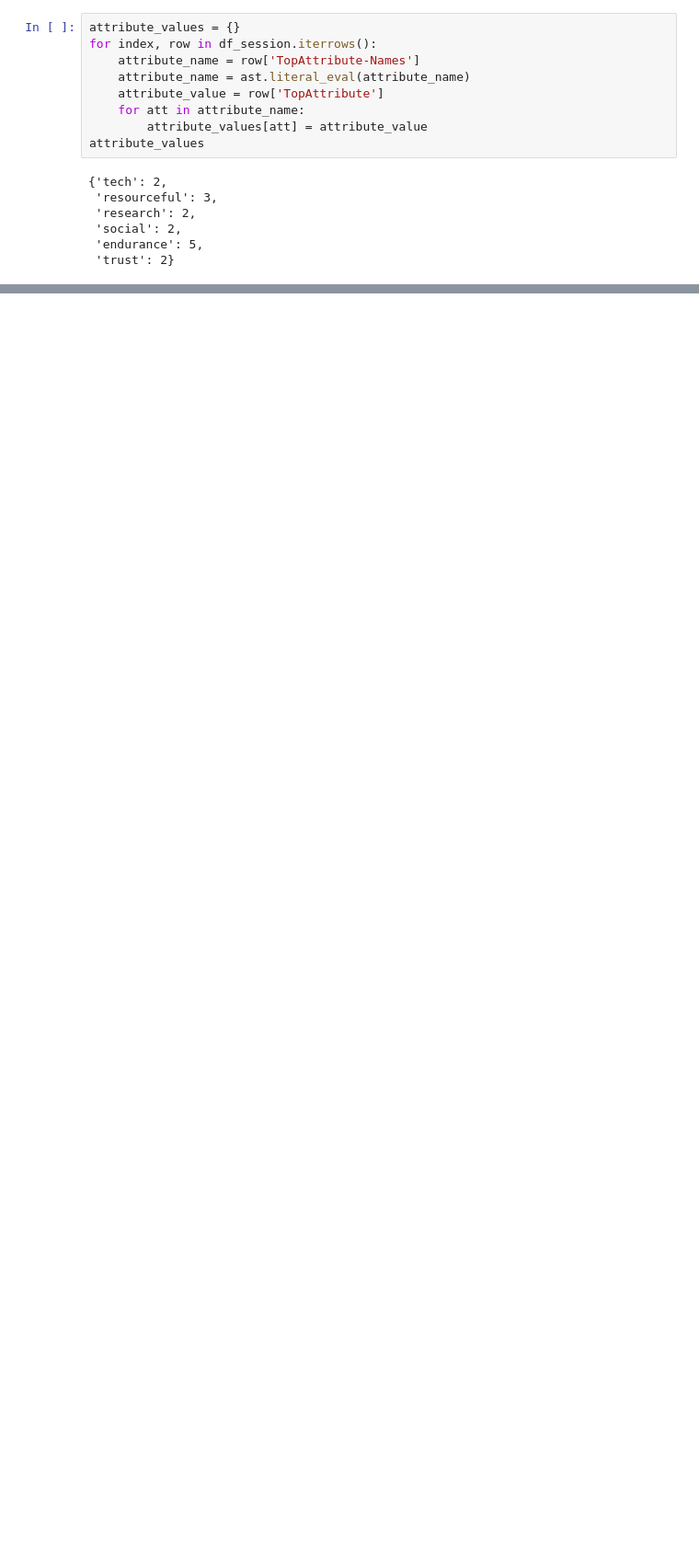
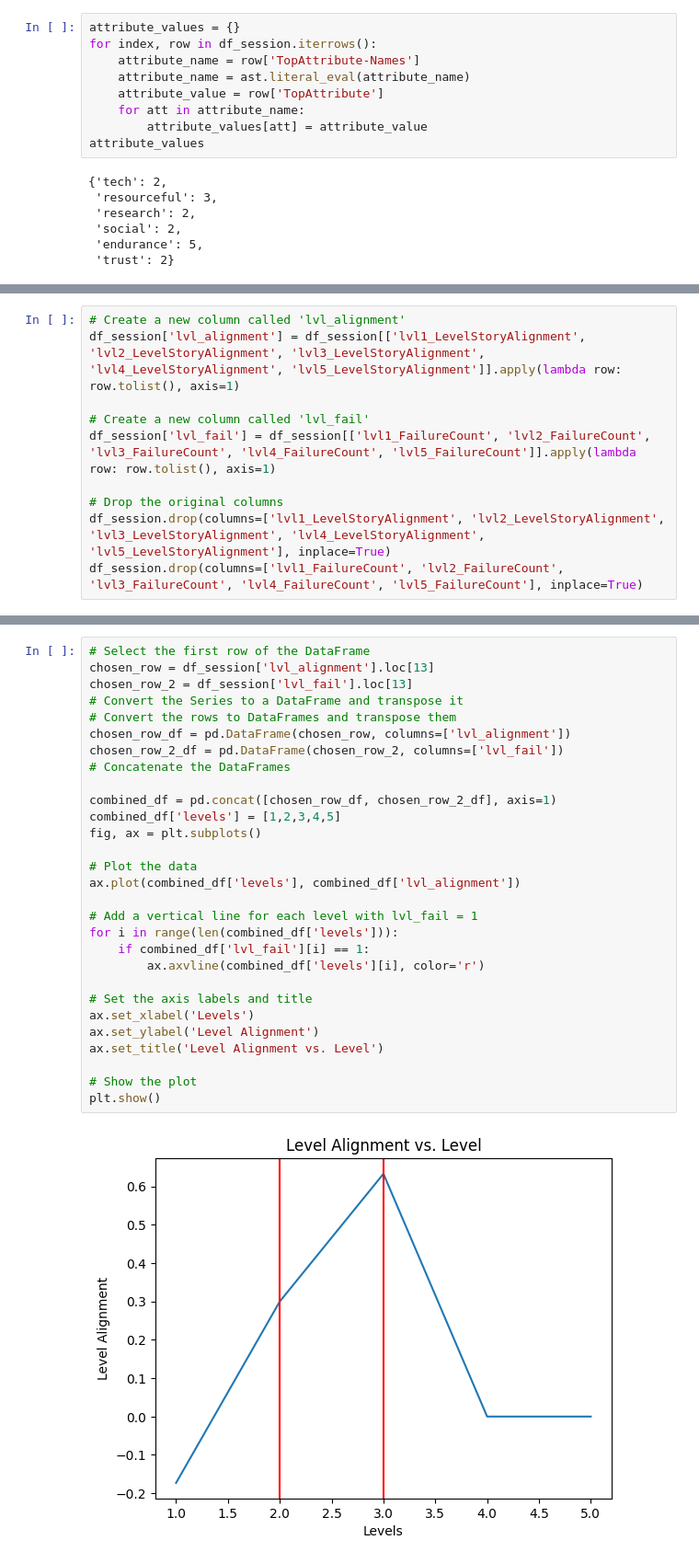
Before and after one commit to opengamedata/opengamedata-samples, a Jupyter notebook: JOURNALISM/modeling/Journalism_modeling_session.ipynb, the cells around one changed output, grey strips where cells are left out. Shown at 92% size. Cells and saved outputs as stored; diff of their text form; blank space fills up the shorter version.

```diff
--- a/JOURNALISM/modeling/Journalism_modeling_session.ipynb
+++ b/JOURNALISM/modeling/Journalism_modeling_session.ipynb
@@ -313,0 +284,10 @@ Bad pipe message: %s [b'\x13\x00\x10\x00\r\xc0\x17\x00\x1b\xc0\r\xc0\x03\x00\n\x
+# %%
+# Create a new column called 'lvl_alignment'
+df_session['lvl_alignment'] = df_session[['lvl1_LevelStoryAlignment', 'lvl2_LevelStoryAlignment', 'lvl3_LevelStoryAlignment', 'lvl4_LevelStoryAlignment', 'lvl5_LevelStoryAlignment']].apply(lambda row: row.tolist(), axis=1)
+
+# Create a new column called 'lvl_fail'
+df_session['lvl_fail'] = df_session[['lvl1_FailureCount', 'lvl2_FailureCount', 'lvl3_FailureCount', 'lvl4_FailureCount', 'lvl5_FailureCount']].apply(lambda row: row.tolist(), axis=1)
+
+# Drop the original columns
+df_session.drop(columns=['lvl1_LevelStoryAlignment', 'lvl2_LevelStoryAlignment', 'lvl3_LevelStoryAlignment', 'lvl4_LevelStoryAlignment', 'lvl5_LevelStoryAlignment'], inplace=True)
+df_session.drop(columns=['lvl1_FailureCount', 'lvl2_FailureCount', 'lvl3_FailureCount', 'lvl4_FailureCount', 'lvl5_FailureCount'], inplace=True)
@@ -313,0 +313,31 @@ Bad pipe message: %s [b'\x13\x00\x10\x00\r\xc0\x17\x00\x1b\xc0\r\xc0\x03\x00\n\x
+# %%
+# Select the first row of the DataFrame
+chosen_row = df_session['lvl_alignment'].loc[13]
+chosen_row_2 = df_session['lvl_fail'].loc[13]
+# Convert the Series to a DataFrame and transpose it
+# Convert the rows to DataFrames and transpose them
+chosen_row_df = pd.DataFrame(chosen_row, columns=['lvl_alignment'])
+chosen_row_2_df = pd.DataFrame(chosen_row_2, columns=['lvl_fail'])
+# Concatenate the DataFrames
+
+combined_df = pd.concat([chosen_row_df, chosen_row_2_df], axis=1)
+combined_df['levels'] = [1,2,3,4,5]
+fig, ax = plt.subplots()
+
+# Plot the data
+ax.plot(combined_df['levels'], combined_df['lvl_alignment'])
+
+# Add a vertical line for each level with lvl_fail = 1
+for i in range(len(combined_df['levels'])):
+    if combined_df['lvl_fail'][i] == 1:
+        ax.axvline(combined_df['levels'][i], color='r')
+
+# Set the axis labels and title
+ax.set_xlabel('Levels')
+ax.set_ylabel('Level Alignment')
+ax.set_title('Level Alignment vs. Level')
+
+# Show the plot
+plt.show()
+# %% [output]
+[figure, added]
```
Also changed, not shown: parts of 8 cells of this notebook.
